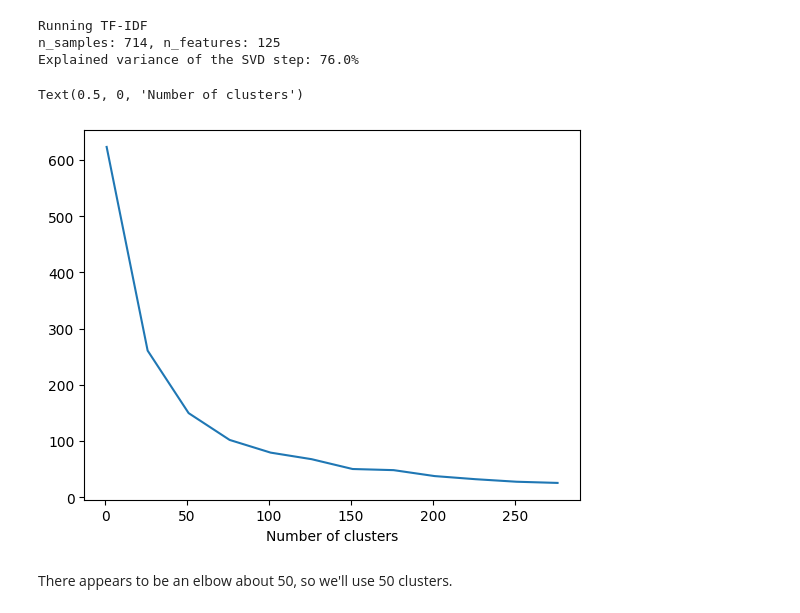
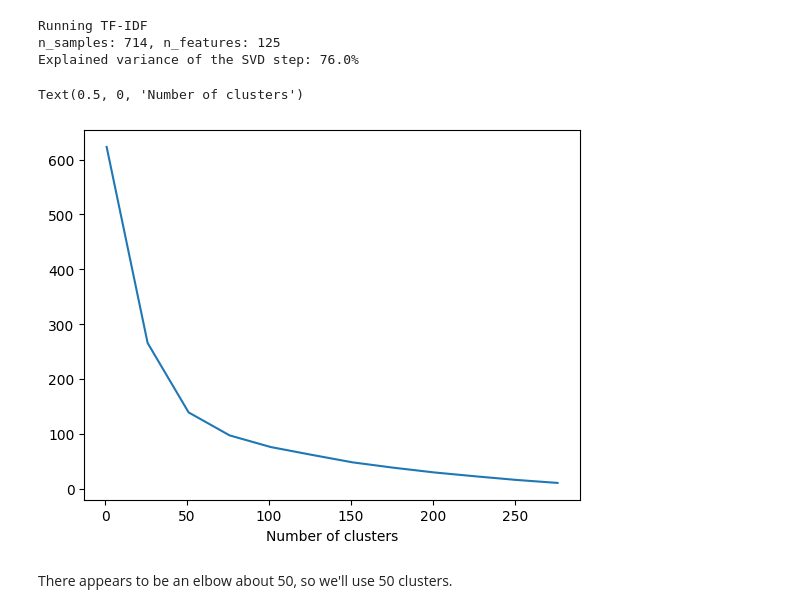
Before and after one commit to Anushka-Shaw/dsnd-recommendation-system-project, a Jupyter notebook: starter/Recommendations_with_IBM.ipynb, the cells around one changed output. Saved outputs shown, nothing was run; the diff lists cells and outputs as text; code cells hidden in the pictures.

```diff
--- a/starter/Recommendations_with_IBM.ipynb
+++ b/starter/Recommendations_with_IBM.ipynb
@@ -748,29 +746,29 @@ Explained variance of the SVD step: 76.0%
 # %%
 # Let's map the inertia for different number of clusters to find the optimal number of clusters
 # We'll plot it to see the elbow
 inertia = []
-from sklearn.cluster import MiniBatchKMeans
+from sklearn.cluster import KMeans
 
 
 clusters = 300
 step = 25
 max_iter = 50
 n_init = 5
 random_state = 42
 for k in range(1, clusters, step):
-    kmeans = MiniBatchKMeans(
+    kmeans = KMeans(
         n_clusters=k,
         max_iter=max_iter,
         n_init=n_init,
         random_state=random_state,
     ).fit(X_lsa)
     # inertia is the sum of squared distances to the closest cluster center
     inertia.append(kmeans.inertia_)
 plt.plot(range(1, clusters, step), inertia)
 plt.xlabel('Number of clusters')
 # %% [output]
 Text(0.5, 0, 'Number of clusters')
-[figure, old version]
+[figure, new version]
 # %% [markdown]
 There appears to be an elbow about 50, so we'll use 50 clusters.
 # %%
```
Also changed, not shown: parts of 10 cells of this notebook, 1 other file.
